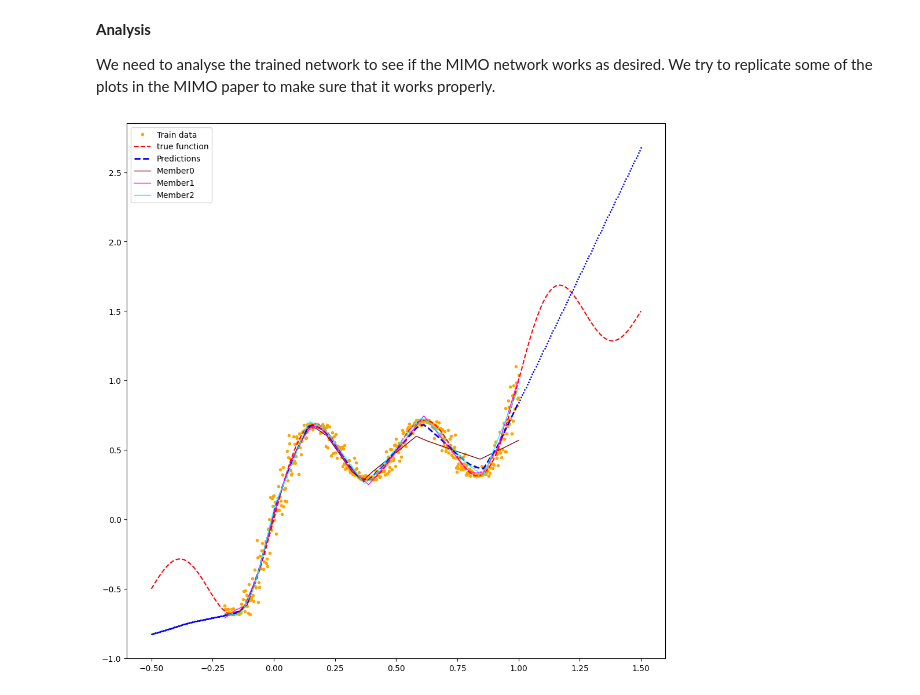
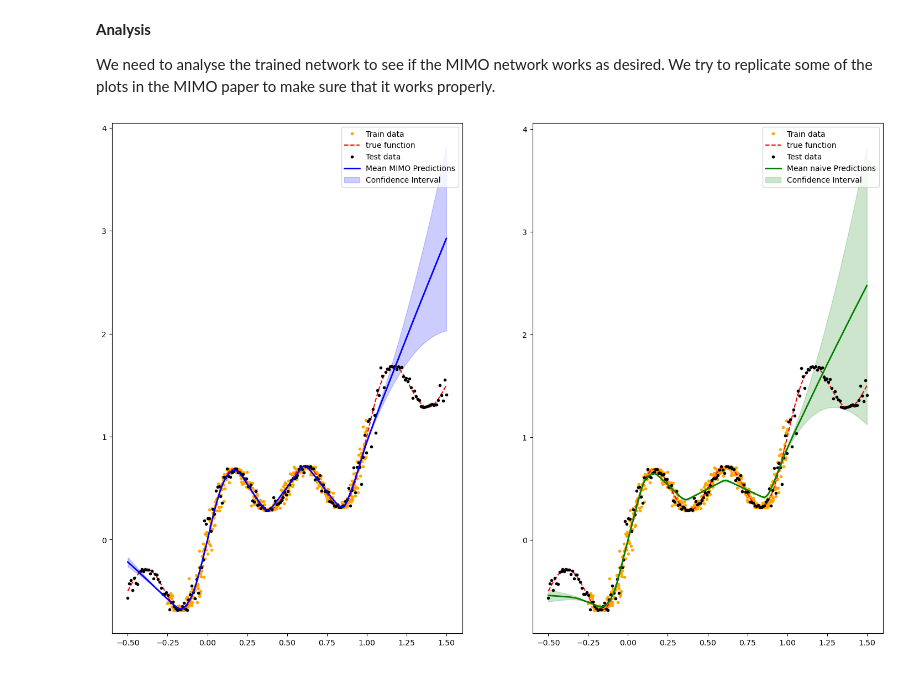
Before and after one commit to Malthe57/MastersThesis, a Jupyter notebook: notebooks/MIMOprototype.ipynb, the cells around one changed output. Cells and saved outputs as stored; diff of their text form; code cells hidden in the pictures.

```diff
--- a/notebooks/MIMOprototype.ipynb
+++ b/notebooks/MIMOprototype.ipynb
@@ -370,18 +389,0 @@ Then we compute predictions for individual members.
-# %%
-pred_individual = []
-
-for test_x, test_y in t_loader:
-    _ , individual_outputs = model(test_x.float())
-
-    pred_individual.extend(list(individual_outputs.detach().numpy()))
-
-pred_individual = np.array(pred_individual)
-# %%
-pred_individual2 = []
-
-for test_x, test_y in testloader:
-    _ , individual_outputs = model(test_x.float())
-
-    pred_individual2.extend(list(individual_outputs.detach().numpy()))
-
-pred_individual2 = np.array(pred_individual2)
@@ -389,26 +437,32 @@ pred_individual2 = np.array(pred_individual2)
 **Analysis**
 
 We need to analyse the trained network to see if the MIMO network works as desired. We try to replicate some of the plots in the MIMO paper to make sure that it works properly.
-# %%
-# plot data
-fig, ax = plt.subplots(1,1, figsize=(12,12))
-
-ax.plot(x, y, '.', label='Train data', color='orange')
-# ax.plot(x_test, test_ys2, '.', label='Test data', color='green')
-ax.plot(x2, line, '--', label='true function', color='red')
-ax.plot(x, predictions1, '--', label='Predictions', color='blue', linewidth=2)
-ax.plot(x_test, predictions2, '.', color='blue', markersize=2)
-ax.plot(x_test[:,0])
-
-# # member predictions
-ax.plot(x, pred_individual[:,0], '-', label='Member0', color='maroon', linewidth=1)
-ax.plot(x, pred_individual[:,1], '-', label='Member1', color='magenta', linewidth=1)
-ax.plot(x, pred_individual[:,2], '-', label='Member2', color='cyan', linewidth=1)
-# ax.plot(x, pred_individual2[:,0], '-', color='maroon', linewidth=1)
-# ax.plot(x2, pred_individual2[:,1], '-',  color='magenta', linewidth=1)
-# ax.plot(x2, pred_individual2[:,2], '-',  color='cyan', linewidth=1)
-
-ax.legend()
-plt.show()
-# %% [output]
-[figure, removed]
+# %%
+# plot data
+fig, ax = plt.subplots(1,2, figsize=(18,12))
+
+### plot mimo ###
+ax[0].plot(x, y, '.', label='Train data', color='orange')
+ax[0].plot(x_test, line, '--', label='true function', color='red')
+# plot test data
+ax[0].plot(x_test, y_test, '.', label='Test data', color='black')
+
+# plot predicitons with confidence intervals
+ax[0].plot(x_test, mimo_predictions, '-', label='Mean MIMO Predictions', color='blue', linewidth=2)
+ax[0].fill_between(x_test, mimo_predictions - 1.96*mimo_variances, mimo_predictions + 1.96*mimo_variances, color='blue', alpha=0.2, label='Confidence Interval')
+ax[0].legend()
+
+### naive ###
+ax[1].plot(x, y, '.', label='Train data', color='orange')
+ax[1].plot(x_test, line, '--', label='true function', color='red')
+# plot test data
+ax[1].plot(x_test, y_test, '.', label='Test data', color='black')
+
+# plot predicitons with confidence intervals
+ax[1].plot(x_test, naive_predicitons, '-', label='Mean naive Predictions', color='green', linewidth=2)
+ax[1].fill_between(x_test, naive_predicitons - 1.96*naive_variances, naive_predicitons + 1.96*naive_variances, color='green', alpha=0.2, label='Confidence Interval')
+ax[1].legend()
+
+plt.show()
+# %% [output]
+[figure, added]
```
Also changed, not shown: parts of 28 cells of this notebook, 20 other files.
